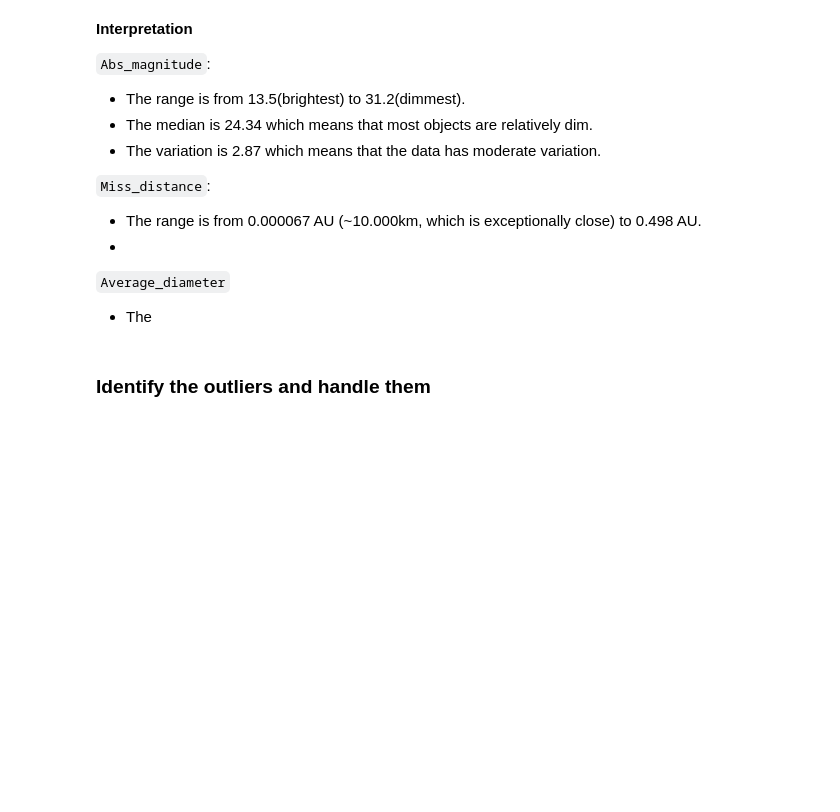
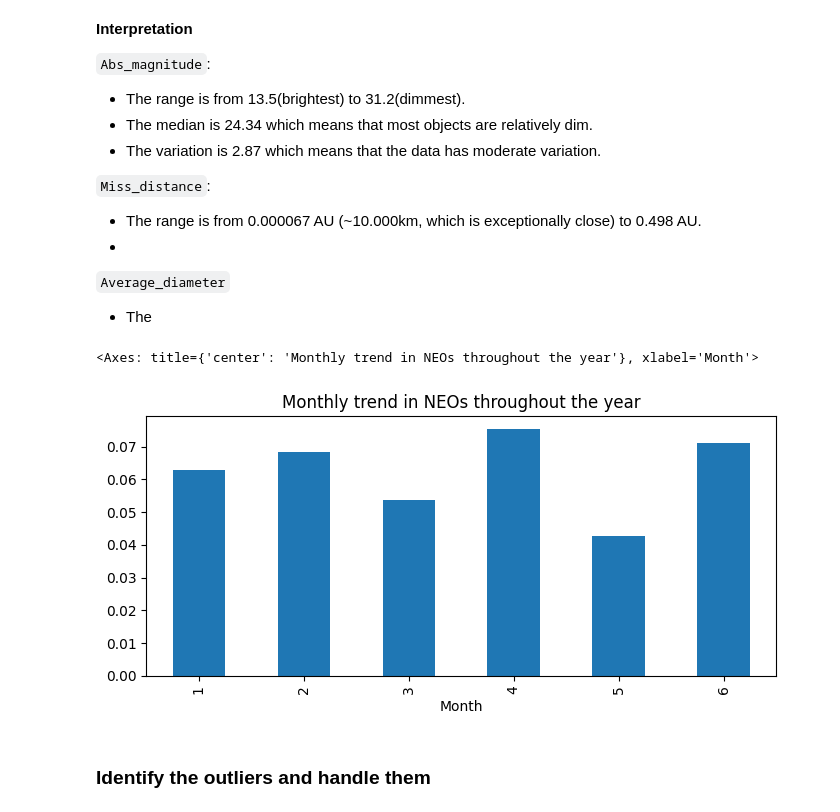
Before and after one commit to parul0315/Applied-Python-Projects-Business-Simulation-Space-Object-Classification, a Jupyter notebook: Task2/main.ipynb, the cells around one changed output. Saved outputs shown, nothing was run; the diff lists cells and outputs as text; code cells hidden in the pictures; blank space fills up the shorter version.

```diff
--- a/Task2/main.ipynb
+++ b/Task2/main.ipynb
@@ -317,6 +321,16 @@ df.describe(include=('object','bool'))
 
 `Average_diameter`
 - The
+# %%
+# Year and month from  parsed dates
+df['Year'] = df['Close_approach_date'].dt.year
+df['Month'] = df['Close_approach_date'].dt.month
+
+# Example: Check for trends over months
+df.groupby('Month')['Potential_hazard'].mean().plot(kind='bar', title='Monthly trend in NEOs throughout the year')
+# %% [output]
+<Axes: title={'center': 'Monthly trend in NEOs throughout the year'}, xlabel='Month'>
+[figure, added]
 # %% [markdown]
 ### Identify the outliers and handle them
 # %%
```
Also changed, not shown: parts of 21 cells of this notebook.
